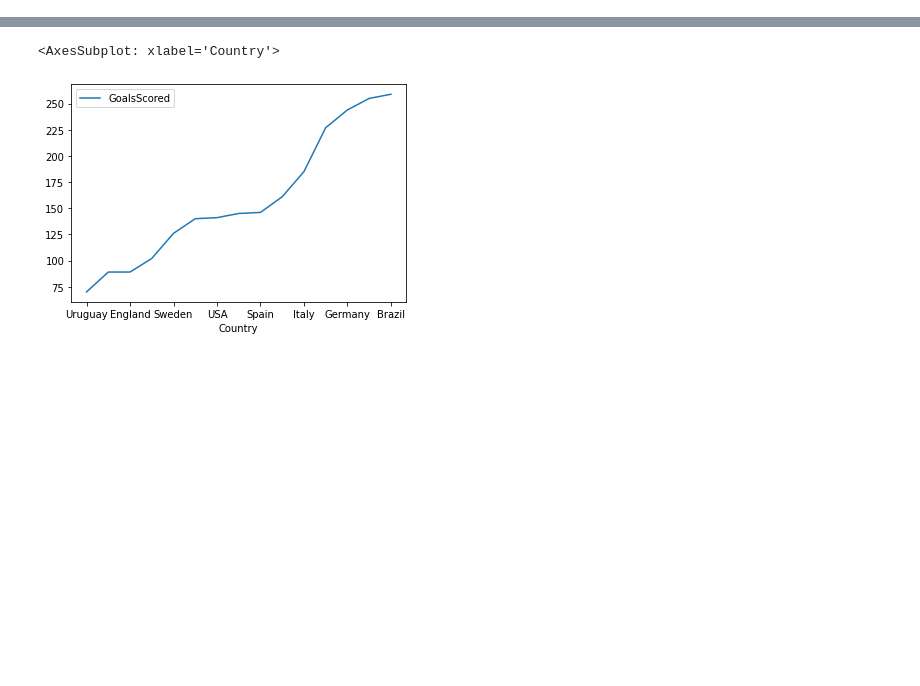
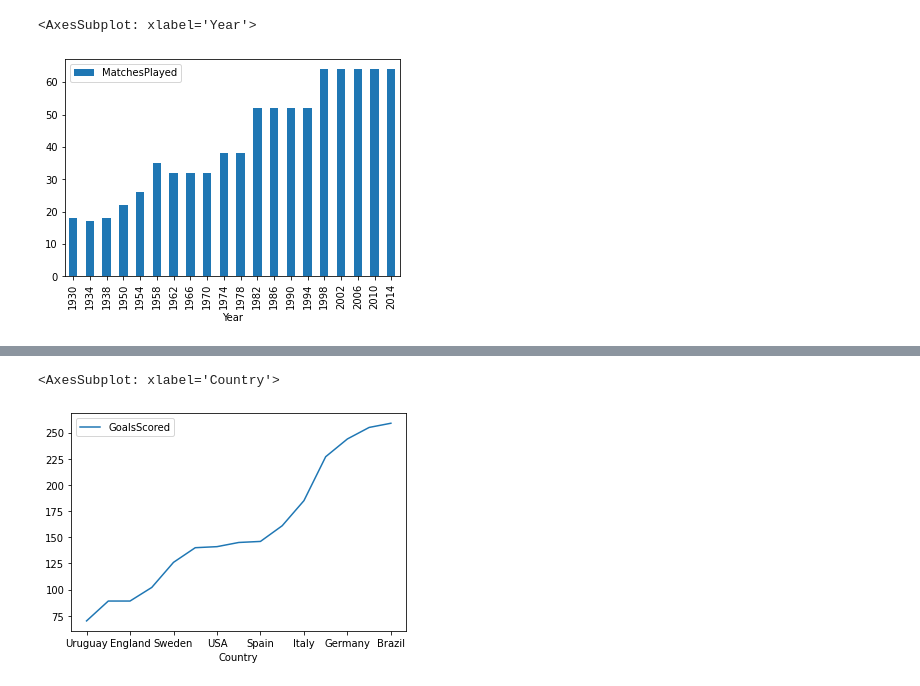
Before and after one commit to hugodevelopment/Excel-Python, a Jupyter notebook: Códigos_Mecanica/Copa.ipynb, the cells around one changed output, grey strips where cells are left out. Saved outputs shown, nothing was run; the diff lists cells and outputs as text; code cells hidden in the pictures; blank space fills up the shorter version.

```diff
--- a/Códigos_Mecanica/Copa.ipynb
+++ b/Códigos_Mecanica/Copa.ipynb
@@ -20,0 +44,5 @@ dtype: int64
+# %%
+copa[["Year","MatchesPlayed"]].plot(kind="bar", x = "Year")
+# %% [output]
+<AxesSubplot: xlabel='Year'>
+[figure, added]
```
Also changed, not shown: parts of 4 cells of this notebook.
